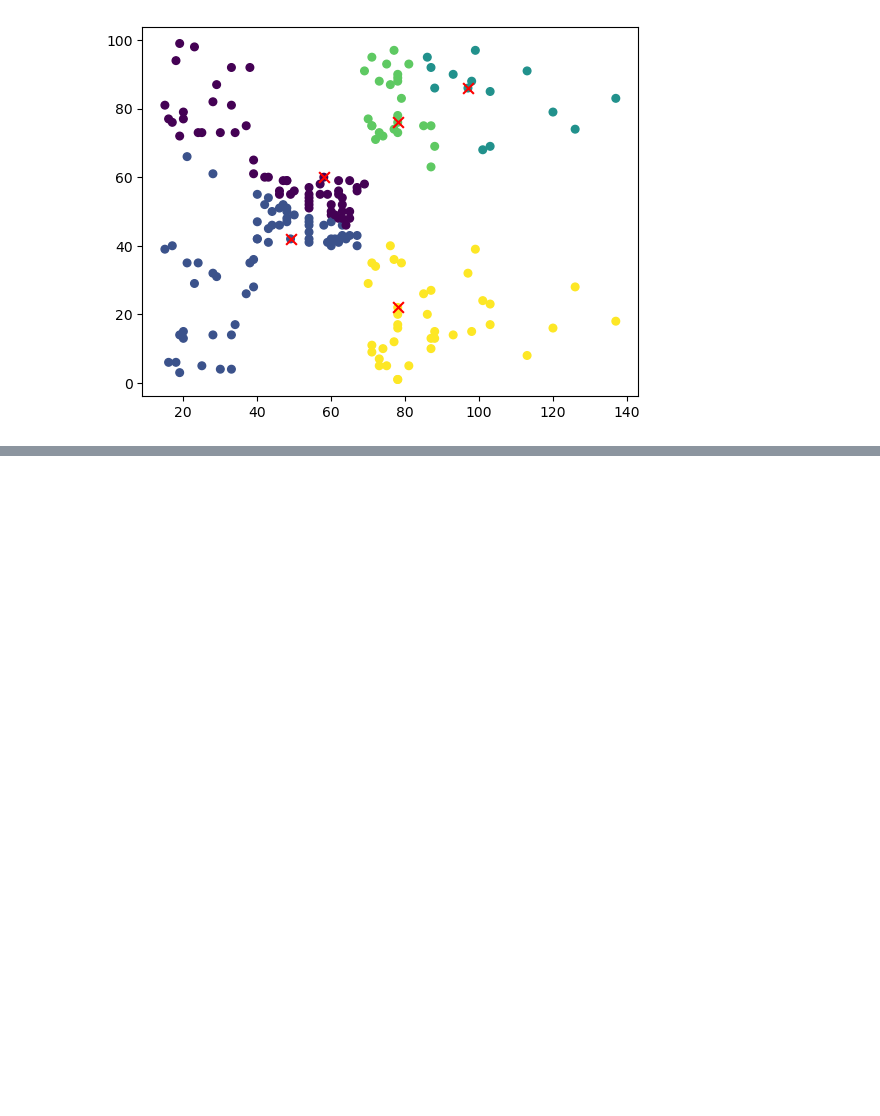
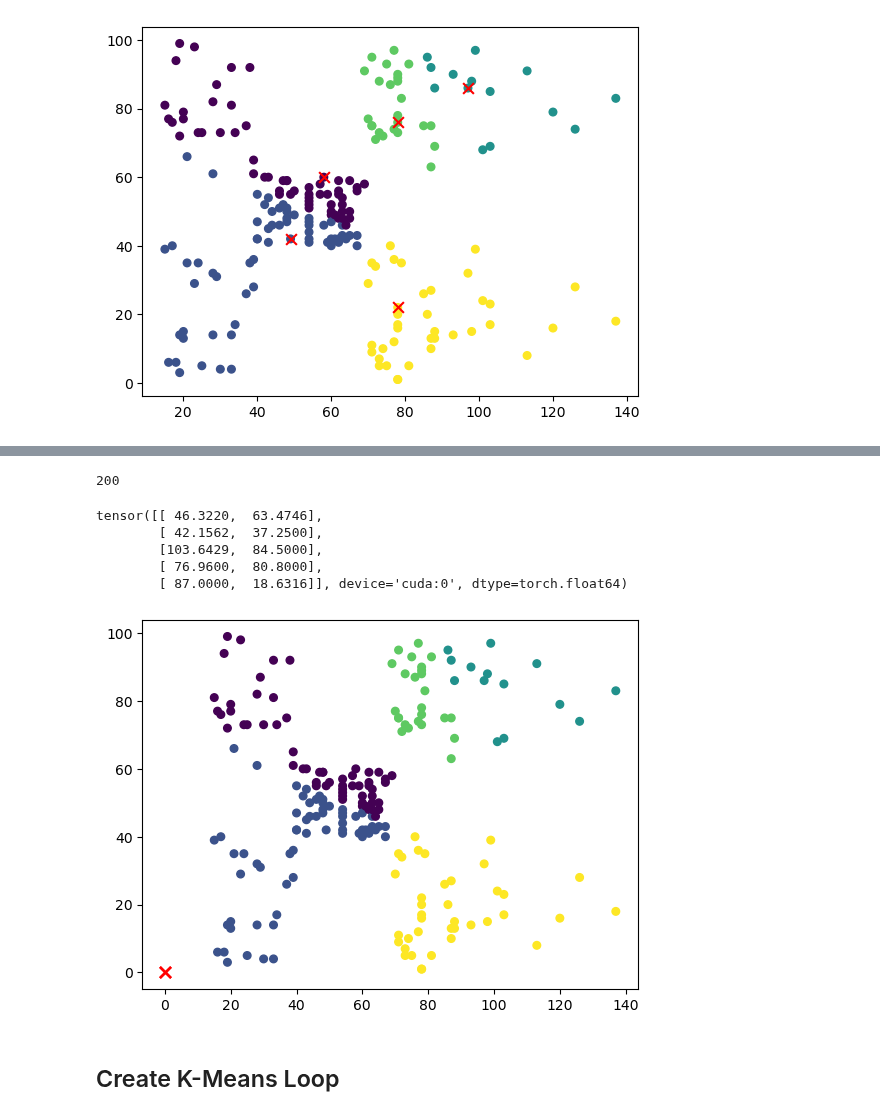
Before and after one commit to peterbull/fai-pt2-nbs, a Jupyter notebook: 02.42_k_means.ipynb, the cells around one changed output, grey strips where cells are left out. Saved outputs shown, nothing was run; the diff lists cells and outputs as text; code cells hidden in the pictures; blank space fills up the shorter version.

Commit message:
try out zeros_like instead of zeros

```diff
--- a/02.42_k_means.ipynb
+++ b/02.42_k_means.ipynb
@@ -115,0 +128,28 @@ plot_clusters(x_y_tens, centroids, cluster_assignments)
+# %%
+new_centroids = torch.zeros_like(centroids)
+# %%
+test_count = 0
+for i in range(centroids.shape[0]):
+    assigned_points = x_y_tens[cluster_assignments == i]
+    test_count += assigned_points.shape[0]
+test_count
+# %% [output]
+200
+# %%
+def update_centroids(data, cluster_assignments, centroids):
+    for i in range(centroids.shape[0]):
+        assigned_points = data[cluster_assignments == i]
+        if len(assigned_points) > 0:
+            updated_centroids[i] = torch.mean(assigned_points, dim=0)
+# %% [output]
+tensor([[ 46.3220,  63.4746],
+        [ 42.1562,  37.2500],
+        [103.6429,  84.5000],
+        [ 76.9600,  80.8000],
+        [ 87.0000,  18.6316]], device='cuda:0', dtype=torch.float64)
+# %%
+plot_clusters(x_y_tens, new_centroids, cluster_assignments)
+# %% [output]
+[figure, added]
+# %% [markdown]
+## Create K-Means Loop
```
Also changed, not shown: parts of 4 cells of this notebook.
